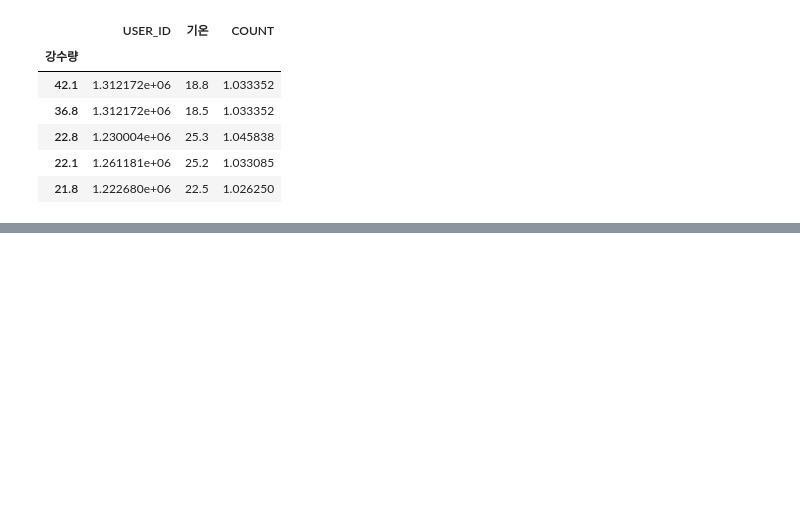
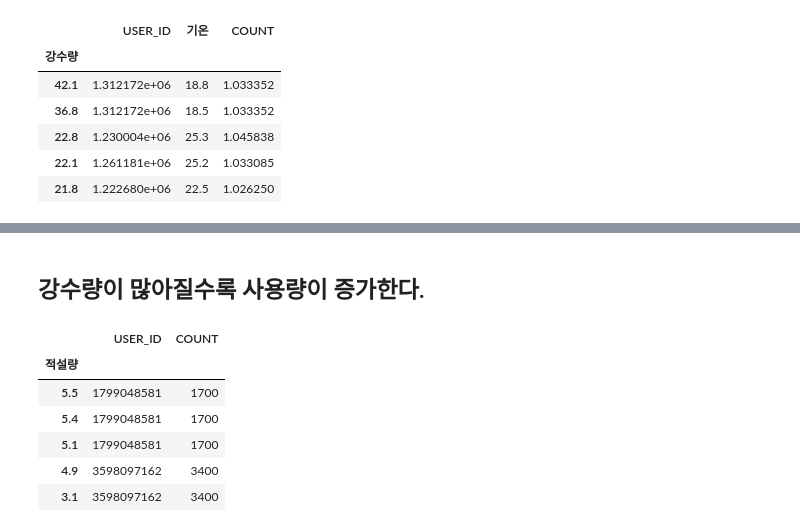
Before and after one commit to honeybeat1/team1_wanted_onboarding_2nd, a Jupyter notebook: Week3_이주영/모두컴퍼니_기술과제/Week3_모두컴퍼니_EDA.ipynb, the cells around one changed output, grey strips where cells are left out. Drawn from its saved outputs; the diff is of its cells as text; code cells hidden in the pictures; blank space fills up the shorter version.

```diff
--- a/Week3_이주영/모두컴퍼니_기술과제/Week3_모두컴퍼니_EDA.ipynb
+++ b/Week3_이주영/모두컴퍼니_기술과제/Week3_모두컴퍼니_EDA.ipynb
@@ -317,0 +340,14 @@ te1.head()
+# %% [markdown]
+## 강수량이 많아질수록 사용량이 증가한다.
+# %%
+te1 = merge1[["USER_ID","DATE","적설량","COUNT"]]
+te1 = te1.groupby(["적설량"]).sum().sort_values(by="적설량",ascending=False)
+te1.head()
+# %% [output]
+|  | USER_ID | COUNT |
+| 적설량 |  |  |
+| 5.5 | 1799048581 | 1700 |
+| 5.4 | 1799048581 | 1700 |
+| 5.1 | 1799048581 | 1700 |
+| 4.9 | 3598097162 | 3400 |
+| 3.1 | 3598097162 | 3400 |
```
Also changed, not shown: parts of 11 cells of this notebook, 1 other file.
